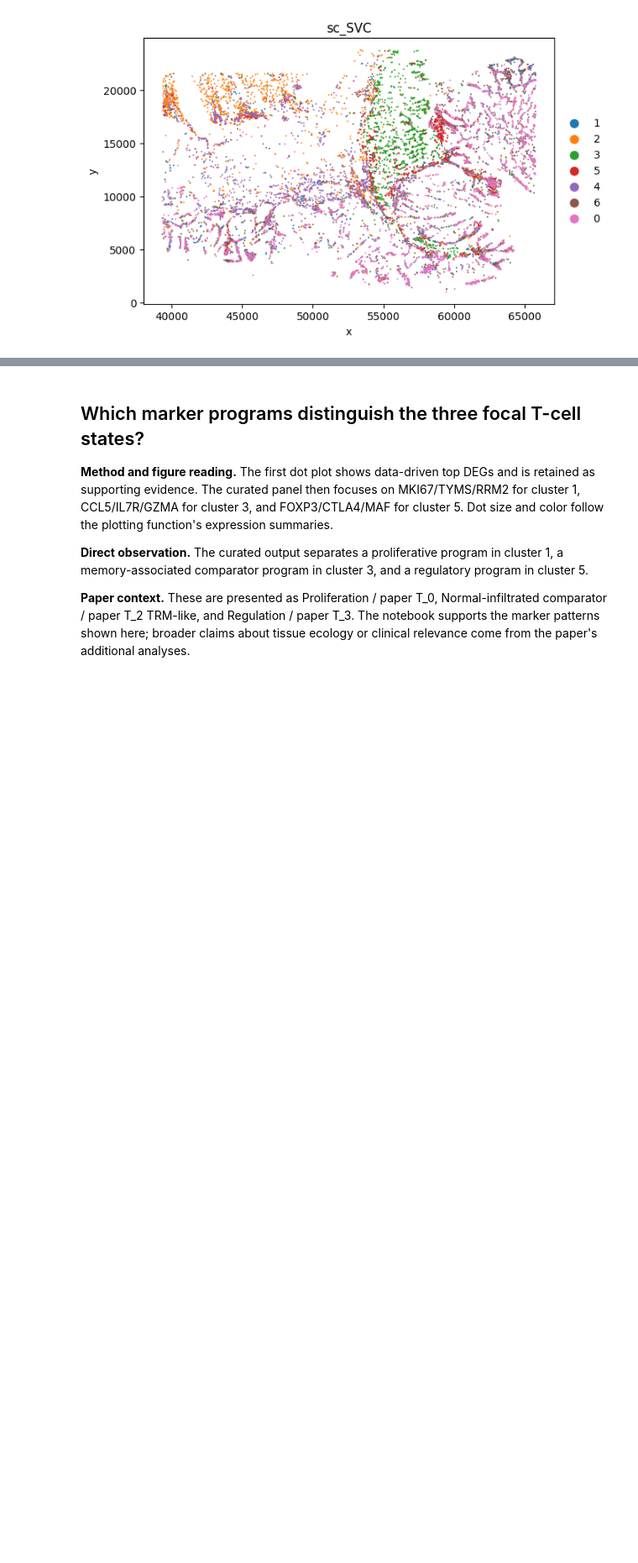
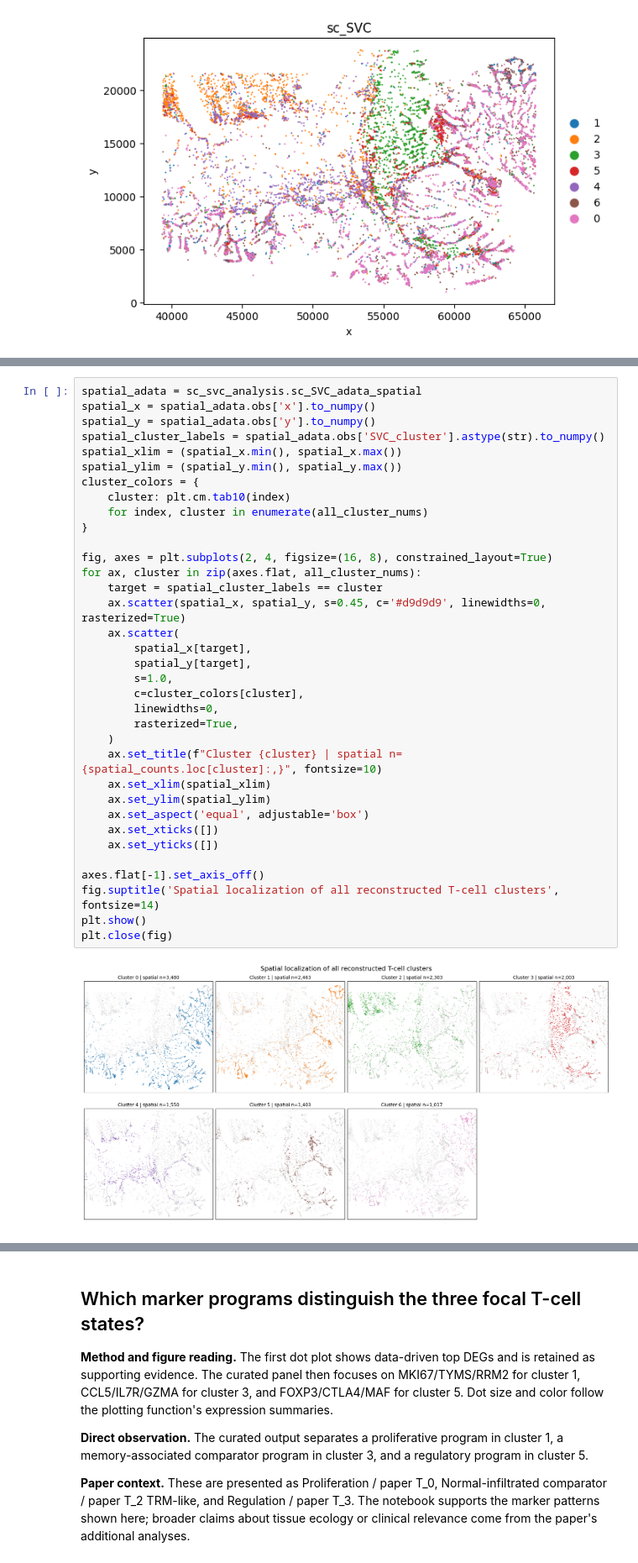
Before and after one commit to wuys13/REVISE, a Jupyter notebook: reproduce/case/Xenium_sc_SVC_T.ipynb, the cells around one changed output, grey strips where cells are left out. Shown at 84% size. Saved outputs shown, nothing was run; the diff lists cells and outputs as text; blank space fills up the shorter version.

```diff
--- a/reproduce/case/Xenium_sc_SVC_T.ipynb
+++ b/reproduce/case/Xenium_sc_SVC_T.ipynb
@@ -177,0 +274,37 @@ plot_sc_SVC(sc_svc_analysis.sc_SVC_adata_spatial, color=['Level2','SVC_cluster']
+# %%
+spatial_adata = sc_svc_analysis.sc_SVC_adata_spatial
+spatial_x = spatial_adata.obs['x'].to_numpy()
+spatial_y = spatial_adata.obs['y'].to_numpy()
+spatial_cluster_labels = spatial_adata.obs['SVC_cluster'].astype(str).to_numpy()
+spatial_xlim = (spatial_x.min(), spatial_x.max())
+spatial_ylim = (spatial_y.min(), spatial_y.max())
+cluster_colors = {
+    cluster: plt.cm.tab10(index)
+    for index, cluster in enumerate(all_cluster_nums)
+}
+
+fig, axes = plt.subplots(2, 4, figsize=(16, 8), constrained_layout=True)
+for ax, cluster in zip(axes.flat, all_cluster_nums):
+    target = spatial_cluster_labels == cluster
+    ax.scatter(spatial_x, spatial_y, s=0.45, c='#d9d9d9', linewidths=0, rasterized=True)
+    ax.scatter(
+        spatial_x[target],
+        spatial_y[target],
+        s=1.0,
+        c=cluster_colors[cluster],
+        linewidths=0,
+        rasterized=True,
+    )
+    ax.set_title(f"Cluster {cluster} | spatial n={spatial_counts.loc[cluster]:,}", fontsize=10)
+    ax.set_xlim(spatial_xlim)
+    ax.set_ylim(spatial_ylim)
+    ax.set_aspect('equal', adjustable='box')
+    ax.set_xticks([])
+    ax.set_yticks([])
+
+axes.flat[-1].set_axis_off()
+fig.suptitle('Spatial localization of all reconstructed T-cell clusters', fontsize=14)
+plt.show()
+plt.close(fig)
+# %% [output]
+[figure, added]
```
Also changed, not shown: parts of 20 cells of this notebook, 2 other files.
